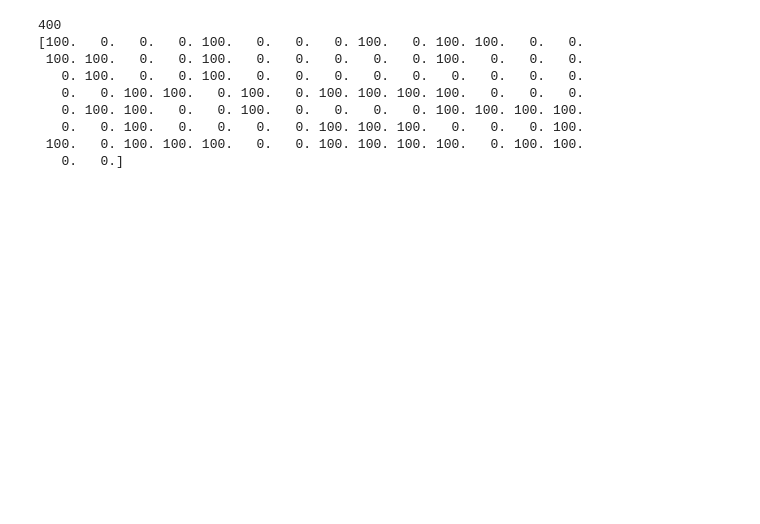
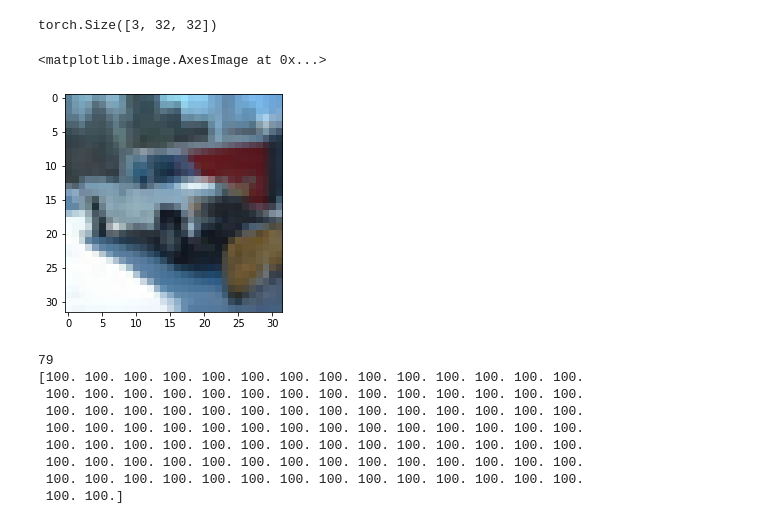
Before and after one commit to Tung-I/Incremental_Learning, a Jupyter notebook: debug.ipynb, the cells around one changed output. Drawn from its saved outputs; the diff is of its cells as text; code cells hidden in the pictures; blank space fills up the shorter version.

```diff
--- a/debug.ipynb
+++ b/debug.ipynb
@@ -117,19 +129,28 @@ print(count)
+# %%
+img = imgs[13]
+print(img.size())
+img = img.permute(1, 2, 0).contiguous()
+plt.imshow(img.long())
+# %% [output]
+torch.Size([3, 32, 32])
+<matplotlib.image.AxesImage at 0x...>
+[figure, added]
 # %%
-loader = learner.build_dataloader(dataset, 'test')
+loader = learner.build_dataloader(learner.config, dataset, 'test')
 print(len(loader))
 count = np.zeros(100)
 for data in loader:
-    for i in range(10):
-        gt = data['target'][i, 0, 0]
+    for i in range(data['targets'].size(0)):
+        gt = data['targets'][i, 0]
         count[gt] += 1
 print(count)
 # %% [output]
-400
-[100.   0.   0.   0. 100.   0.   0.   0. 100.   0. 100. 100.   0.   0.
- 100. 100.   0.   0. 100.   0.   0.   0.   0.   0. 100.   0.   0.   0.
-   0. 100.   0.   0. 100.   0.   0.   0.   0.   0.   0.   0.   0.   0.
-   0.   0. 100. 100.   0. 100.   0. 100. 100. 100. 100.   0.   0.   0.
-   0. 100. 100.   0.   0. 100.   0.   0.   0.   0. 100. 100. 100. 100.
-   0.   0. 100.   0.   0.   0.   0. 100. 100. 100.   0.   0.   0. 100.
- 100.   0. 100. 100. 100.   0.   0. 100. 100. 100. 100.   0. 100. 100.
-   0.   0.]
+79
+[100. 100. 100. 100. 100. 100. 100. 100. 100. 100. 100. 100. 100. 100.
+ 100. 100. 100. 100. 100. 100. 100. 100. 100. 100. 100. 100. 100. 100.
+ 100. 100. 100. 100. 100. 100. 100. 100. 100. 100. 100. 100. 100. 100.
+ 100. 100. 100. 100. 100. 100. 100. 100. 100. 100. 100. 100. 100. 100.
+ 100. 100. 100. 100. 100. 100. 100. 100. 100. 100. 100. 100. 100. 100.
+ 100. 100. 100. 100. 100. 100. 100. 100. 100. 100. 100. 100. 100. 100.
+ 100. 100. 100. 100. 100. 100. 100. 100. 100. 100. 100. 100. 100. 100.
+ 100. 100.]
```
Also changed, not shown: parts of 9 cells of this notebook, 15 other files.
